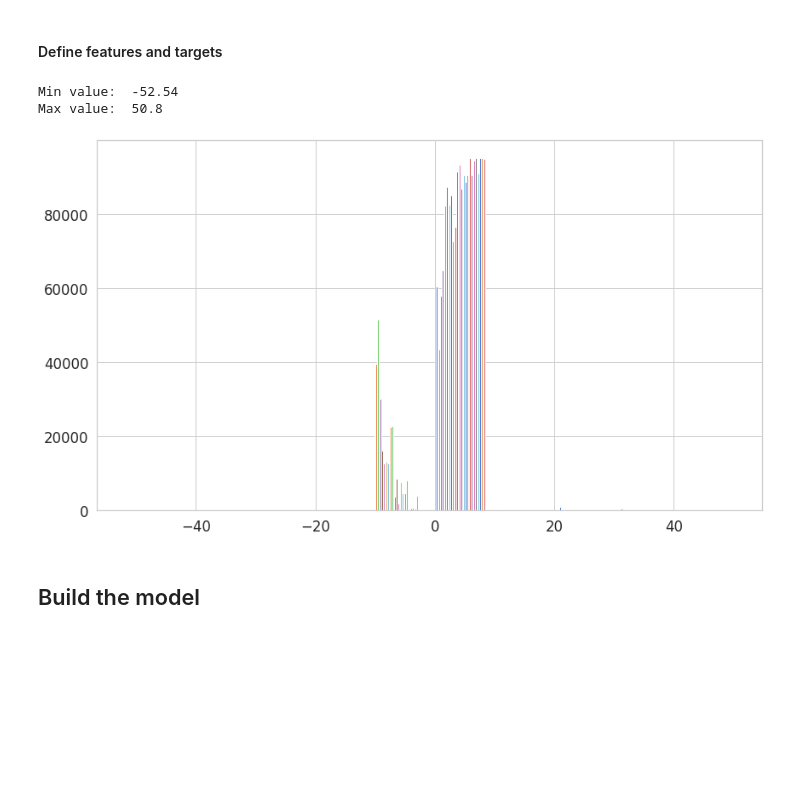
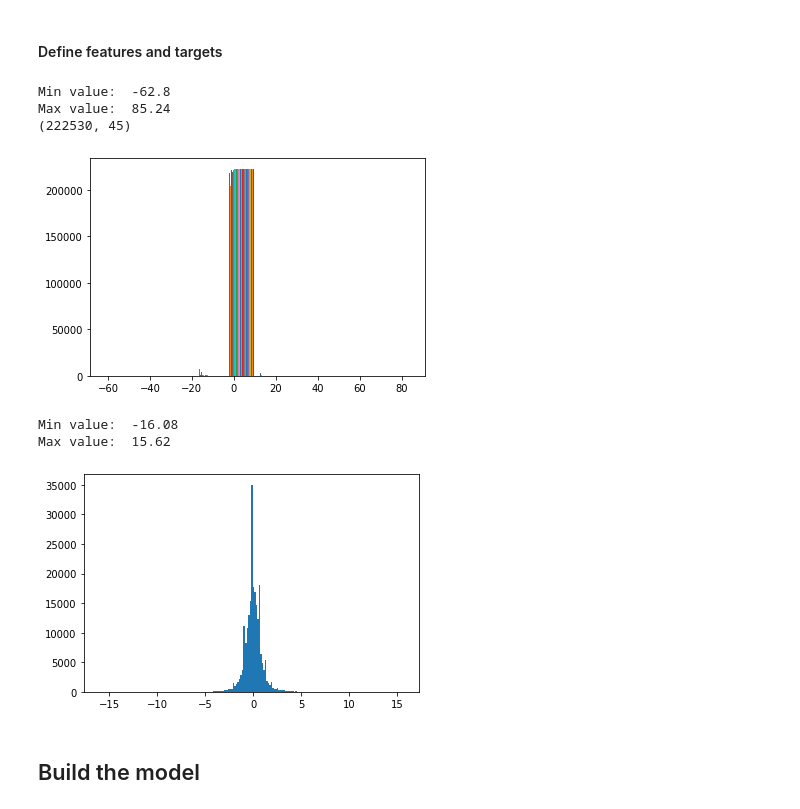
Before and after one commit to ThiagoMartinsThome/TFM, a Jupyter notebook: RandomForestRegressor_model.ipynb, the cells around one changed output. Saved outputs shown, nothing was run; the diff lists cells and outputs as text; code cells hidden in the pictures; blank space fills up the shorter version.

```diff
--- a/RandomForestRegressor_model.ipynb
+++ b/RandomForestRegressor_model.ipynb
@@ -4,7 +4,6 @@
 # Import Libraries
 import numpy as np
 import pandas as pd
-import seaborn as sns
 from pylab import rcParams
 import matplotlib.pyplot as plt
 from matplotlib import rc
@@ -26,21 +25,14 @@ import joblib
 from sklearn.metrics import mean_squared_error , mean_absolute_error, r2_score
 from sklearn.model_selection import TimeSeriesSplit, GridSearchCV
 
-
-sns.set(style='whitegrid', palette='muted', font_scale=1.5)
-
 rcParams['figure.figsize'] = 14, 8
 # %% [markdown]
 ## Load and prepare the data
 # %% [markdown]
 #### Load the data
 # %%
-!unzip /content/drive/My Drive/Colab Notebooks/TFM/tradebot_tfm/data_20day_chg_target.zip
-
-df = pd.read_csv('/content/drive/My Drive/Colab Notebooks/TFM/tradebot_tfm/data_20day_chg_target.zip', parse_dates=['date'])
-
 # load data
-data = df.copy()
+data = pd.read_csv('/content/drive/My Drive/Colab Notebooks/TFM/tradebot_tfm/data_20day_chg_target.zip', parse_dates=['date'])
 data.drop('long_name', axis=1, inplace=True)
 data.dropna(inplace=True, axis=0)
 data.sort_values(by=['ticker', 'date'], ascending=True, inplace=True)
@@ -64,8 +55,8 @@ Null values:  0
 # %%
 # Define features and target
 X, y = data.drop('short_result', axis=1), data['short_result']
-train = data[(data['year'] <= 2017) & (data['year'] >= 2010)]
-test = data[data['year'] > 2017]
+train = data[(data['year'] <= 2019) & (data['year'] >= 2000)]
+test = data[data['year'] > 2019]
 
 X_train, y_train = train.drop('short_result', axis=1), train['short_result']
 X_test, y_test = test.drop('short_result', axis=1), test['short_result']
@@ -75,44 +66,50 @@ X_test, y_test = test.drop('short_result', axis=1), test['short_result']
 # determine categorical and numerical features
 numerical_cols = X.select_dtypes(include=['int64', 'float64']).columns
 categorical_cols = X.select_dtypes(include=['object', 'bool']).columns
 
 # Column preparation
-transformer = [
-               ('onehot', OneHotEncoder(sparse=False), categorical_cols),
-               ('scaler', StandardScaler(), numerical_cols),
-               ]
+transformer = [('scaler', StandardScaler(), numerical_cols),
+               ('onehot', OneHotEncoder(sparse=False), categorical_cols)]
 col_transform = ColumnTransformer(transformers=transformer)
 
 pipeline_x = Pipeline(steps=[('prep', col_transform),
-                             ('pca', PCA(n_components=34, random_state=1)),
-                             #('pca', PCA(.98, random_state=1))
-                             ])
-pipeline_y =  Pipeline(steps=[('scaler', StandardScaler())])
+                             ('pca', PCA(n_components=45, random_state=1))])
+pipeline_y =  Pipeline(steps=[('scaler', PowerTransformer())])
 
 pipeline_x.fit(X)
 pipeline_y.fit(y.values.reshape(-1, 1))
 
 joblib.dump(pipeline_x, 'pipeline_x.pkl', compress=1)
 joblib.dump(pipeline_y, 'pipeline_y.pkl', compress=1)
 
 with open('pipeline_x.pkl',  'rb') as f_x:
     pipeline_x_loaded = joblib.load(f_x)
 
 with open('pipeline_y.pkl',  'rb') as f_y:
     pipeline_y_loaded = joblib.load(f_y)
 
 X_train_scaled, y_train_scaled = pipeline_x_loaded.transform(X_train), pipeline_y_loaded.transform(y_train.values.reshape((-1,1)))
 
 X_train_scaled.astype('float32')
 y_train_scaled.astype('float32')
 
 print('Min value: ', round(X_train_scaled.min(),2))
 print('Max value: ', round(X_train_scaled.max(),2))
+print(X_train_scaled.shape)
 plt.hist(X_train_scaled);
 # %% [output]
-Min value:  -52.54
-Max value:  50.8
+Min value:  -62.8
+Max value:  85.24
+(222530, 45)
-[figure, old version]
+[figure, new version]
+# %%
+print('Min value: ', round(y_train_scaled.min(),2))
+print('Max value: ', round(y_train_scaled.max(),2))
+plt.hist(y_train_scaled, bins=200);
+# %% [output]
+Min value:  -16.08
+Max value:  15.62
+[figure, added]
 # %% [markdown]
 ## Build the model
 # %%
```
Also changed, not shown: parts of 7 cells of this notebook.
